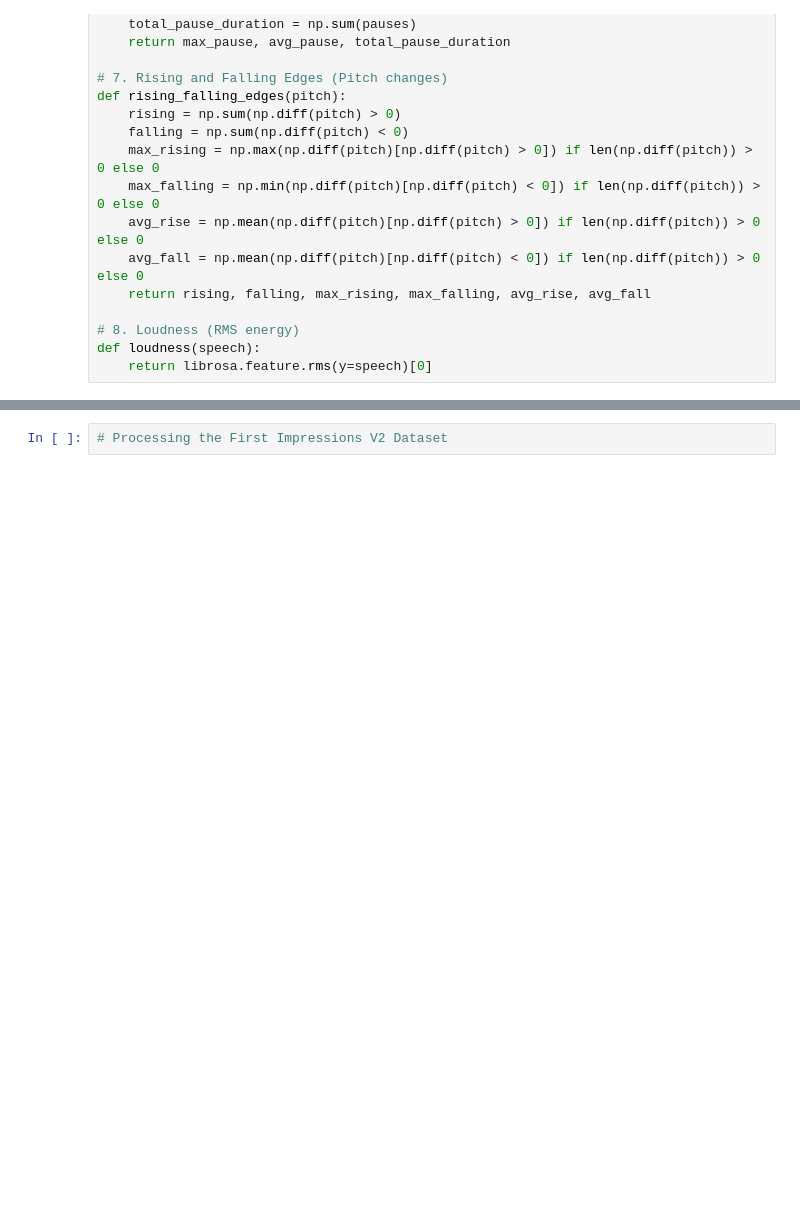
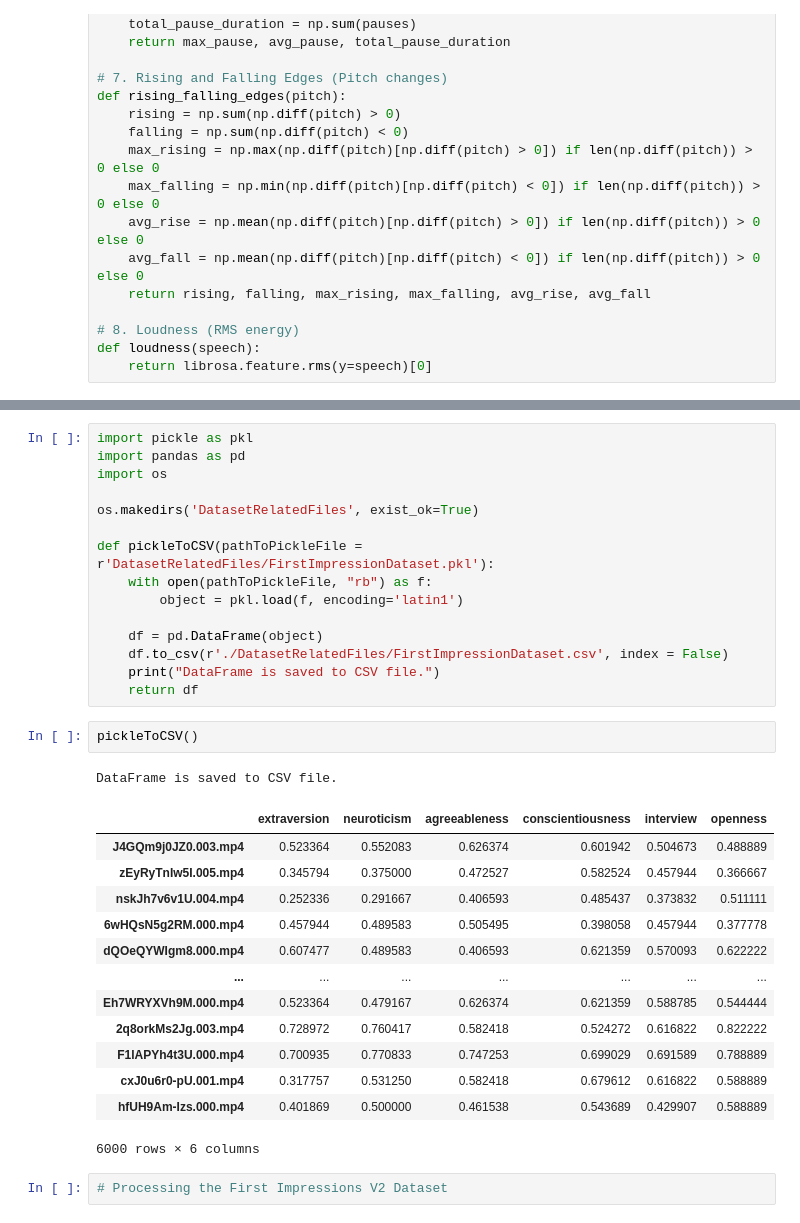
Before and after one commit to RayyanZaid/ConfidentAI, a Jupyter notebook: 2-VocalTone-(Prosody)/fine_tuned.ipynb, the cells around one changed output, grey strips where cells are left out. Cells and saved outputs as stored; diff of their text form; blank space fills up the shorter version.

```diff
--- a/2-VocalTone-(Prosody)/fine_tuned.ipynb
+++ b/2-VocalTone-(Prosody)/fine_tuned.ipynb
@@ -233,6 +230,38 @@ passOrFail: 0
 passOrFail: 0
 passOrFail: 0
 passOrFail: 0
+# %%
+import pickle as pkl
+import pandas as pd
+import os
+
+os.makedirs('DatasetRelatedFiles', exist_ok=True)
+
+def pickleToCSV(pathToPickleFile = r'DatasetRelatedFiles/FirstImpressionDataset.pkl'):
+    with open(pathToPickleFile, "rb") as f:
+        object = pkl.load(f, encoding='latin1')
+
+    df = pd.DataFrame(object)
+    df.to_csv(r'./DatasetRelatedFiles/FirstImpressionDataset.csv', index = False)
+    print("DataFrame is saved to CSV file.")
+    return df
+# %%
+pickleToCSV()
+# %% [output]
+DataFrame is saved to CSV file.
+|  | extraversion | neuroticism | agreeableness | conscientiousness | interview | openness |
+| J4GQm9j0JZ0.003.mp4 | 0.523364 | 0.552083 | 0.626374 | 0.601942 | 0.504673 | 0.488889 |
+| zEyRyTnIw5I.005.mp4 | 0.345794 | 0.375000 | 0.472527 | 0.582524 | 0.457944 | 0.366667 |
+| nskJh7v6v1U.004.mp4 | 0.252336 | 0.291667 | 0.406593 | 0.485437 | 0.373832 | 0.511111 |
+| 6wHQsN5g2RM.000.mp4 | 0.457944 | 0.489583 | 0.505495 | 0.398058 | 0.457944 | 0.377778 |
+| dQOeQYWIgm8.000.mp4 | 0.607477 | 0.489583 | 0.406593 | 0.621359 | 0.570093 | 0.622222 |
+| ... | ... | ... | ... | ... | ... | ... |
+| Eh7WRYXVh9M.000.mp4 | 0.523364 | 0.479167 | 0.626374 | 0.621359 | 0.588785 | 0.544444 |
+| 2q8orkMs2Jg.003.mp4 | 0.728972 | 0.760417 | 0.582418 | 0.524272 | 0.616822 | 0.822222 |
+| F1lAPYh4t3U.000.mp4 | 0.700935 | 0.770833 | 0.747253 | 0.699029 | 0.691589 | 0.788889 |
+| cxJ0u6r0-pU.001.mp4 | 0.317757 | 0.531250 | 0.582418 | 0.679612 | 0.616822 | 0.588889 |
+| hfUH9Am-Izs.000.mp4 | 0.401869 | 0.500000 | 0.461538 | 0.543689 | 0.429907 | 0.588889 |
+6000 rows × 6 columns
 # %%
 # Processing the First Impressions V2 Dataset
 # %%
```
Also changed, not shown: parts of 2 cells of this notebook, 2 other files.
